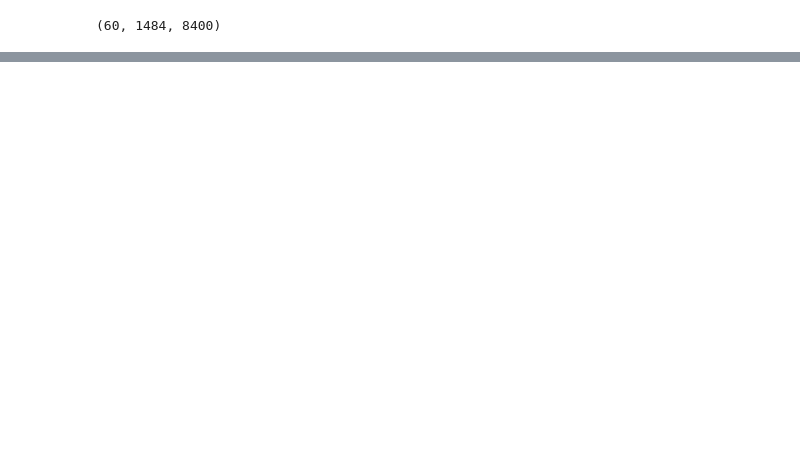
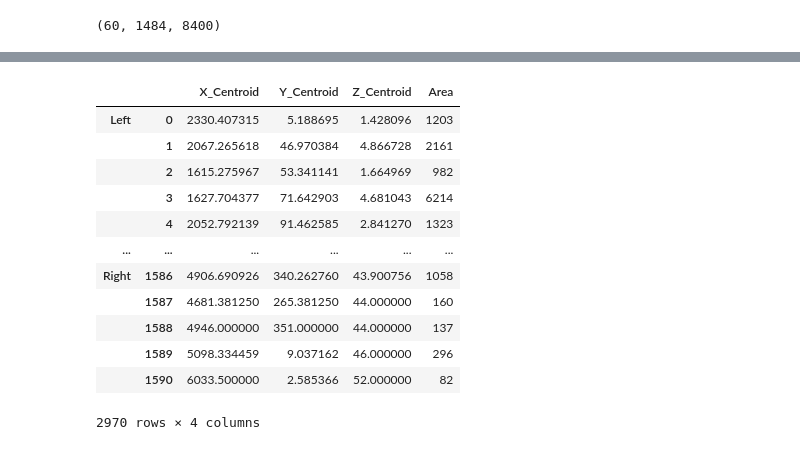
Before and after one commit to DarioMoed/RESTORE, a Jupyter notebook: 3D_Segmentation.ipynb, the cells around one changed output, grey strips where cells are left out. Drawn from its saved outputs; the diff is of its cells as text; code cells hidden in the pictures; blank space fills up the shorter version.

```diff
--- a/3D_Segmentation.ipynb
+++ b/3D_Segmentation.ipynb
@@ -89,0 +98,29 @@ for props in regions_r:
+# %%
+#### Formating Data
+
+plot("")
+
+Dict_l = {"X_Centroid": x_c_l, "Y_Centroid": y_c_l, "Z_Centroid" : z_c_l, "Area": areas_l}
+          #, "Moments" : moments_l}
+df_l = pd.DataFrame(Dict_l)
+
+Dict_r = {"X_Centroid": x_c_r, "Y_Centroid": y_c_r, "Z_Centroid" : z_c_r, "Area": areas_r}
+        #, "Moments" : moments_r}
+df_r = pd.DataFrame(Dict_r)
+
+df = pd.concat([df_l, df_r], keys = ['Left', 'Right'])
+df
+# %% [output]
+|  |  | X_Centroid | Y_Centroid | Z_Centroid | Area |
+| Left | 0 | 2330.407315 | 5.188695 | 1.428096 | 1203 |
+|  | 1 | 2067.265618 | 46.970384 | 4.866728 | 2161 |
+|  | 2 | 1615.275967 | 53.341141 | 1.664969 | 982 |
+|  | 3 | 1627.704377 | 71.642903 | 4.681043 | 6214 |
+|  | 4 | 2052.792139 | 91.462585 | 2.841270 | 1323 |
+| ... | ... | ... | ... | ... | ... |
+| Right | 1586 | 4906.690926 | 340.262760 | 43.900756 | 1058 |
+|  | 1587 | 4681.381250 | 265.381250 | 44.000000 | 160 |
+|  | 1588 | 4946.000000 | 351.000000 | 44.000000 | 137 |
+|  | 1589 | 5098.334459 | 9.037162 | 46.000000 | 296 |
+|  | 1590 | 6033.500000 | 2.585366 | 52.000000 | 82 |
+2970 rows × 4 columns
```
Also changed, not shown: parts of 11 cells of this notebook, 1 other file.
